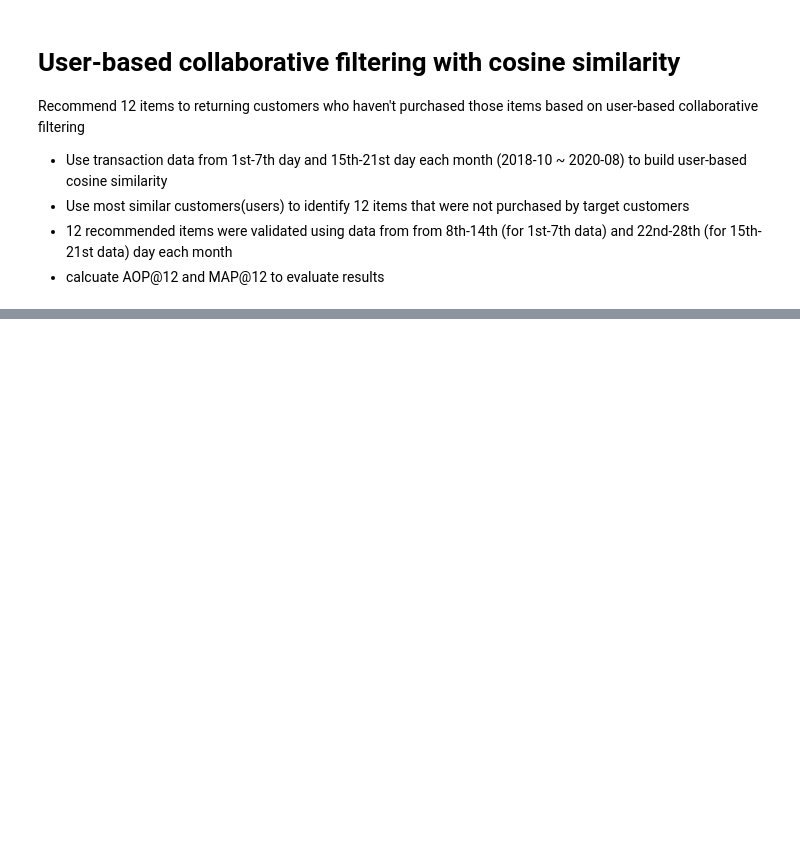
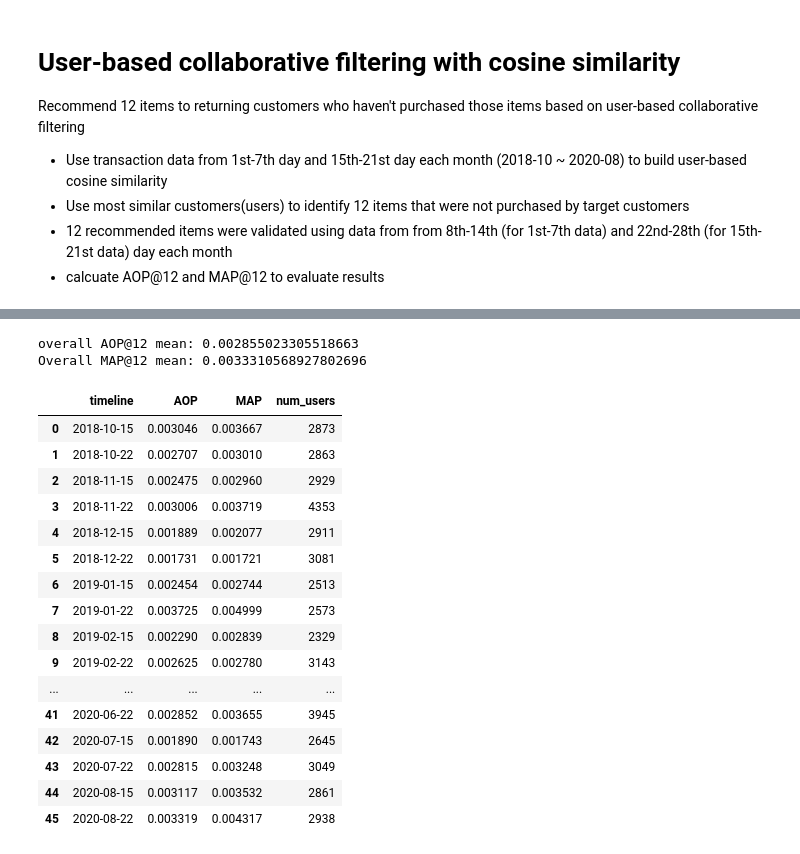
Before and after one commit to alexkychen/HMproduct, a Jupyter notebook: notebook/User-based collaborative filtering with cosine similarity.ipynb, the cells around one changed output, grey strips where cells are left out. Drawn from its saved outputs; the diff is of its cells as text; code cells hidden in the pictures; blank space fills up the shorter version.

```diff
--- a/notebook/User-based collaborative filtering with cosine similarity.ipynb
+++ b/notebook/User-based collaborative filtering with cosine similarity.ipynb
@@ -85,0 +146,27 @@ MAP12_cf = cf.MAP(recommend_items, X_test)
+# %%
+#mean of AOP and MAP across 2018-2020
+print("overall AOP@12 mean:", df_all.AOP.mean())
+print("Overall MAP@12 mean:", df_all.MAP.mean())
+# %% [output]
+overall AOP@12 mean: 0.002855023305518663
+Overall MAP@12 mean: 0.0033310568927802696
+# %%
+df_all
+# %% [output]
+|  | timeline | AOP | MAP | num_users |
+| 0 | 2018-10-15 | 0.003046 | 0.003667 | 2873 |
+| 1 | 2018-10-22 | 0.002707 | 0.003010 | 2863 |
+| 2 | 2018-11-15 | 0.002475 | 0.002960 | 2929 |
+| 3 | 2018-11-22 | 0.003006 | 0.003719 | 4353 |
+| 4 | 2018-12-15 | 0.001889 | 0.002077 | 2911 |
+| 5 | 2018-12-22 | 0.001731 | 0.001721 | 3081 |
+| 6 | 2019-01-15 | 0.002454 | 0.002744 | 2513 |
+| 7 | 2019-01-22 | 0.003725 | 0.004999 | 2573 |
+| 8 | 2019-02-15 | 0.002290 | 0.002839 | 2329 |
+| 9 | 2019-02-22 | 0.002625 | 0.002780 | 3143 |
+| ... | ... | ... | ... | ... |
+| 41 | 2020-06-22 | 0.002852 | 0.003655 | 3945 |
+| 42 | 2020-07-15 | 0.001890 | 0.001743 | 2645 |
+| 43 | 2020-07-22 | 0.002815 | 0.003248 | 3049 |
+| 44 | 2020-08-15 | 0.003117 | 0.003532 | 2861 |
+| 45 | 2020-08-22 | 0.003319 | 0.004317 | 2938 |
```
Also changed, not shown: parts of 14 cells of this notebook, 11 other files.
